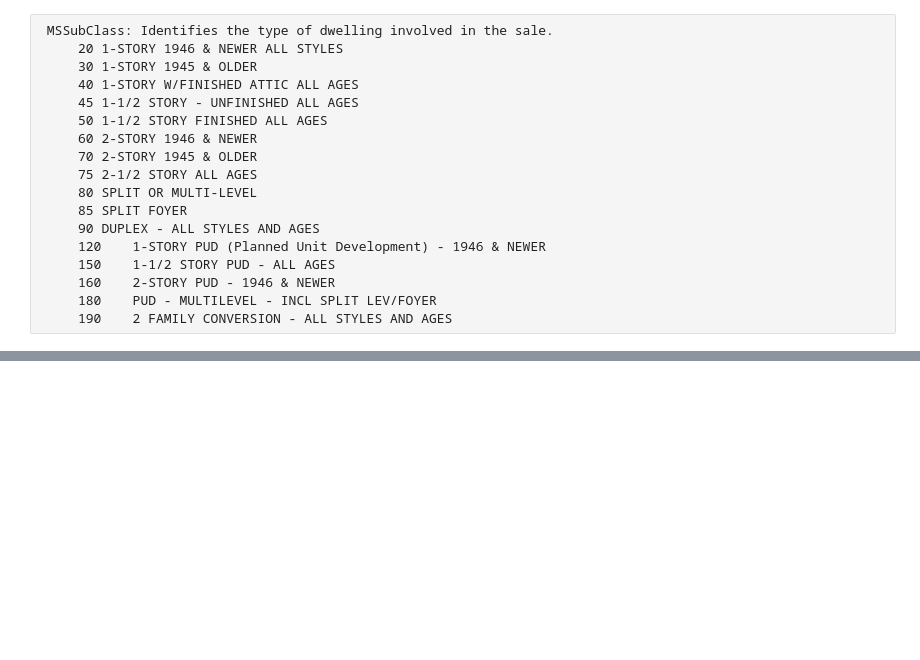
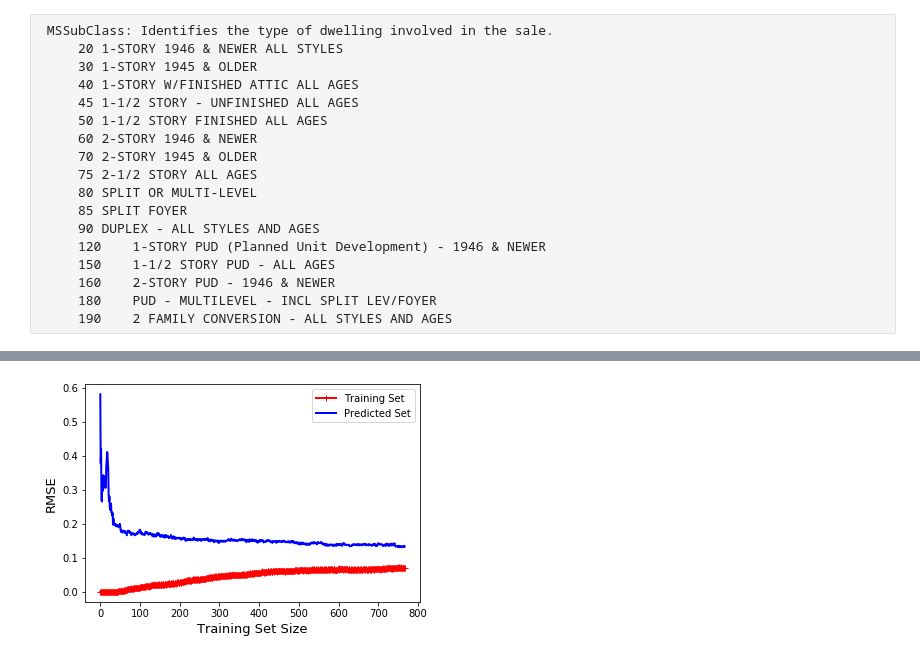
Before and after one commit to miamedra2/House-Prices, a Jupyter notebook: HackDay2.ipynb, the cells around one changed output, grey strips where cells are left out. Cells and saved outputs as stored; diff of their text form; code cells hidden in the pictures; blank space fills up the shorter version.

Commit message:
Commit: took plot_learn_curves from the book seems to work well. 	modified:   .ipynb_checkpoints/HackDay2-checkpoint.ipynb 	modified:   HackDay2.ipynb 	modified:   My_Prediction.csv

```diff
--- a/HackDay2.ipynb
+++ b/HackDay2.ipynb
@@ -585,6 +674,28 @@ def OptimalRegression(dataset, y_name):
     stats = result.sort_values('R2', ascending = False)
 
     return bestmodel, stats
+# %%
+def plot_learn_curves(model, dataset, y_name):
+
+    x = dataset.drop(y_name,axis = 1)
+    y = dataset[y_name]
+
+    x_train, x_test, y_train, y_test = train_test_split(x,y, train_size=0.8, random_state=0)
+    train_errors = []
+    val_errors = []
+
+    for i in range(1,len(x_train)):
+        model.fit(x_train[:i],y_train[:i])
+        y_train_predict = model.predict(x_train[:i])
+        y_val_predict = model.predict(x_test)
+        train_errors.append(mean_squared_error(y_train[:i], y_train_predict))
+        val_errors.append(mean_squared_error(y_test, y_val_predict))
+
+    plt.plot(np.sqrt(train_errors), "r-", linewidth=2, label="train")
+    plt.plot(np.sqrt(val_errors), "b-", linewidth=2, label="predict")
+    plt.ylabel("RMSE", fontsize=13)
+    plt.xlabel("Training Set Size", fontsize=13)
+    plt.legend(['Training Set','Predicted Set'],loc='best')
 # %%
 model, stats = OptimalRegression(new_train,'SalePrice')
 stats
@@ -591,3 +709,7 @@ stats
+# %%
+plot_learn_curves(GradientBoostingRegressor(), new_train, 'SalePrice')
+# %% [output]
+[figure, added]
 # %%
 new_test['SalePrice'] = model.predict(new_test.drop('SalePrice', axis=1))
 # %%
```
Also changed, not shown: parts of 15 cells of this notebook, 1 other file.
